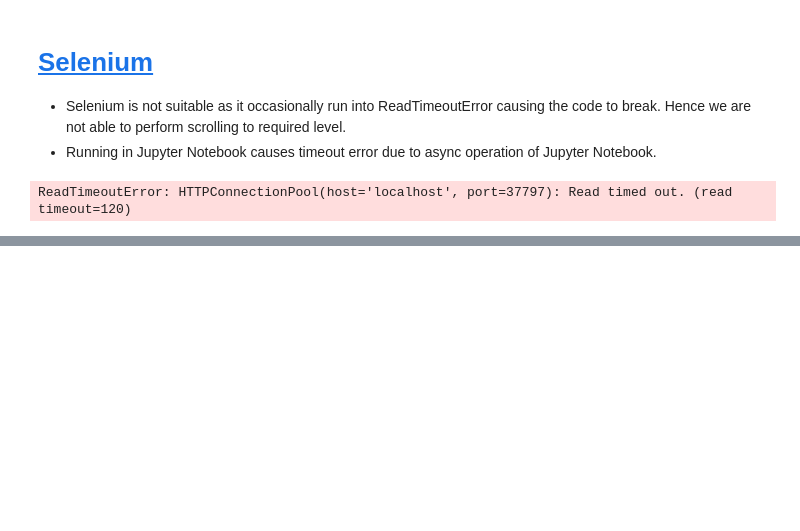
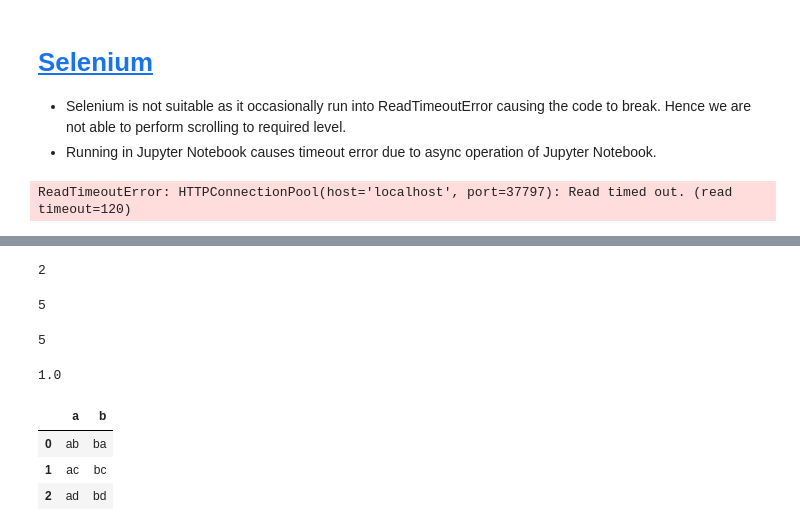
Before and after one commit to CKAbundant/sentiment, a Jupyter notebook: poc.ipynb, the cells around one changed output, grey strips where cells are left out. Drawn from its saved outputs; the diff is of its cells as text; code cells hidden in the pictures; blank space fills up the shorter version.

```diff
--- a/poc.ipynb
+++ b/poc.ipynb
@@ -337,0 +388,24 @@ ReadTimeoutError: HTTPConnectionPool(host='localhost', port=37797): Read timed o
+# %%
+rater.classify_sentiment(text)
+# %% [output]
+2
+# %%
+rater.classify_sentiment("AAPL Stock Surges After Earnings Report")
+# %% [output]
+5
+# %%
+rater.classify_sentiment("Apple's latest earnings report exceeded analyst expectations")
+# %% [output]
+5
+# %%
+sum([0.9038, 0.0581, 0.0381])
+# %% [output]
+1.0
+# %%
+df = pd.DataFrame({"a": ["ab", "ac", "ad"], "b": ["ba", "bc", "bd"]})
+df
+# %% [output]
+|  | a | b |
+| 0 | ab | ba |
+| 1 | ac | bc |
+| 2 | ad | bd |
```
Also changed, not shown: parts of 14 cells of this notebook, 8 other files.
